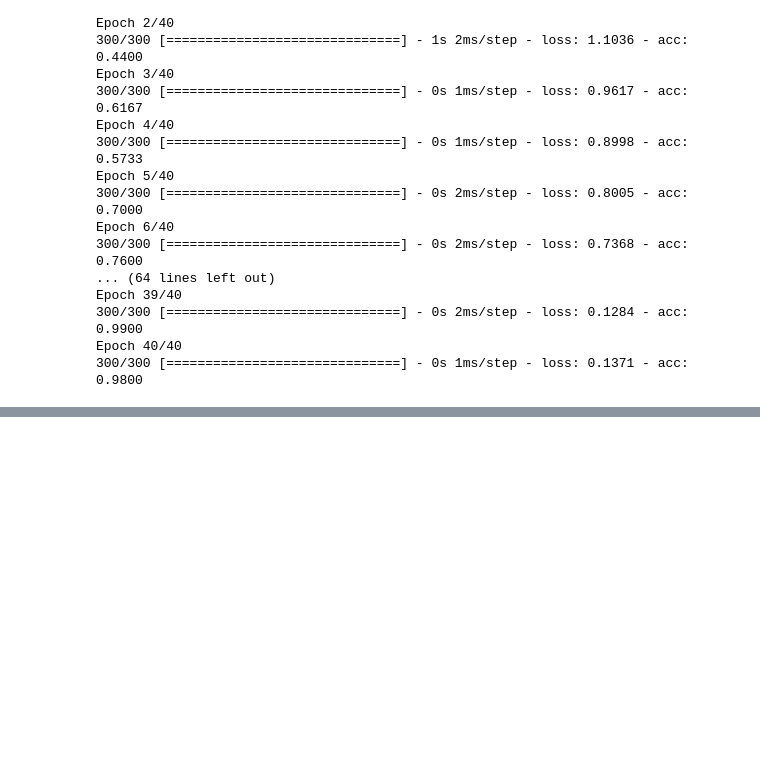
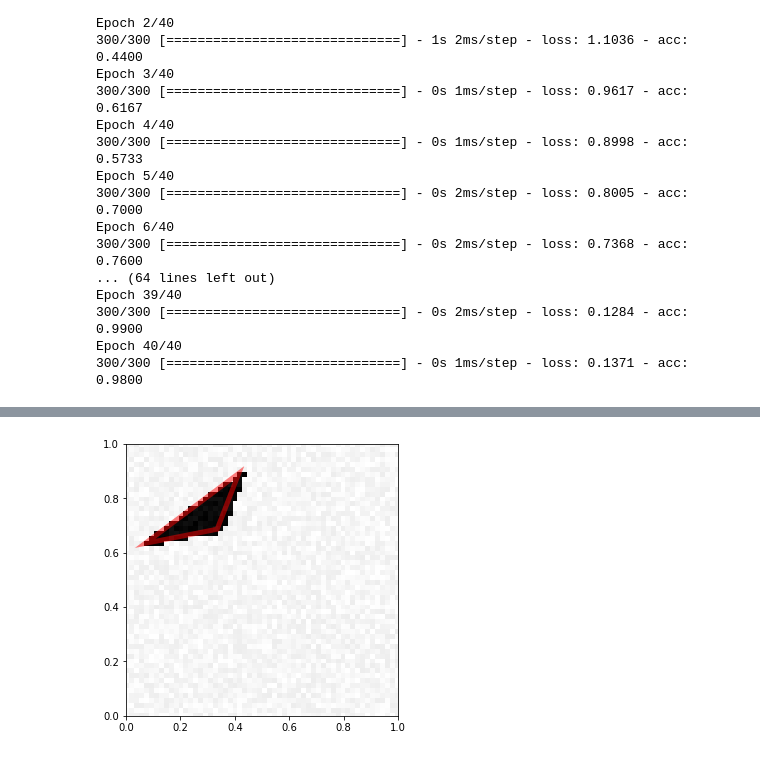
Before and after one commit to BoucheDimitri/DL1, a Jupyter notebook: TP1.ipynb, the cells around one changed output, grey strips where cells are left out. Cells and saved outputs as stored; diff of their text form; code cells hidden in the pictures; blank space fills up the shorter version.

```diff
--- a/TP1.ipynb
+++ b/TP1.ipynb
@@ -239,0 +286,4 @@ Epoch 40/40
+# %%
+mp1.visualize_prediction(X_train[0], Y_train[0])
+# %% [output]
+[figure, added]
```
Also changed, not shown: parts of 42 cells of this notebook, 1 other file.
